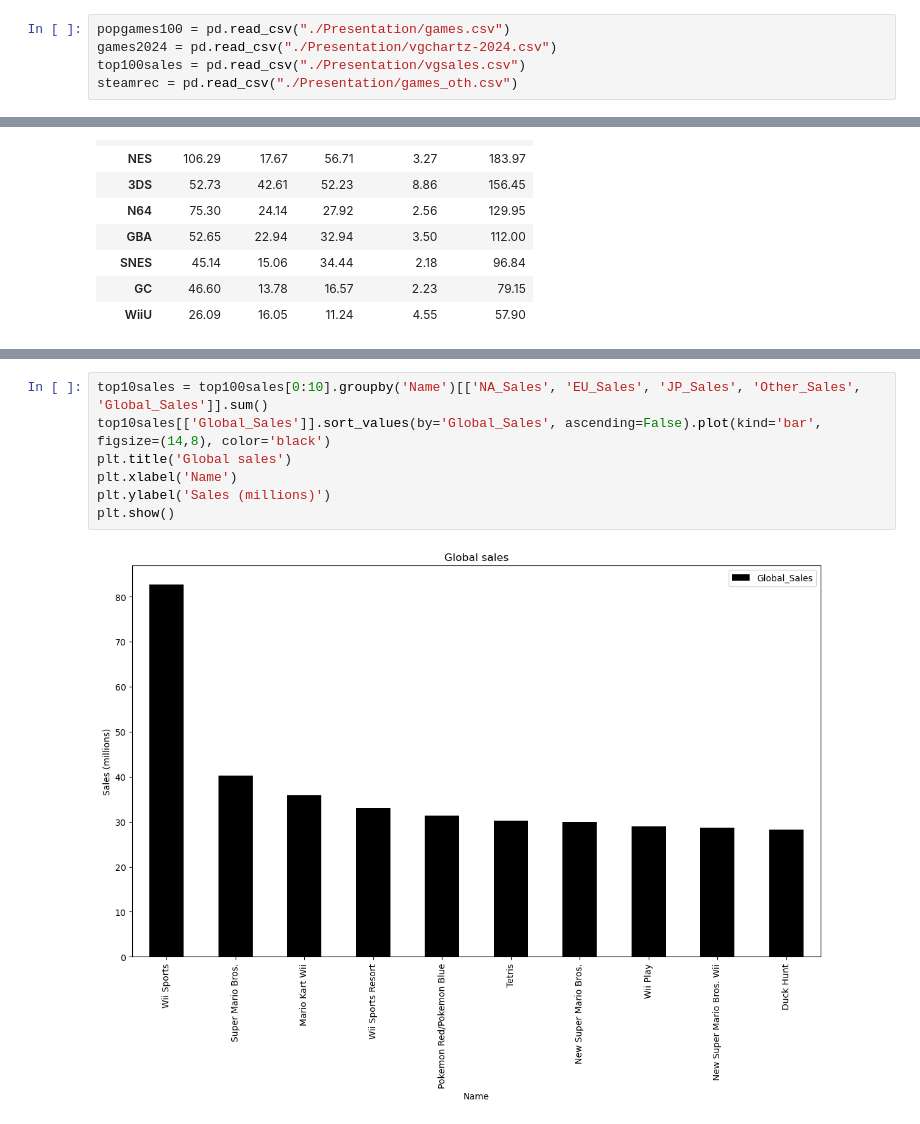
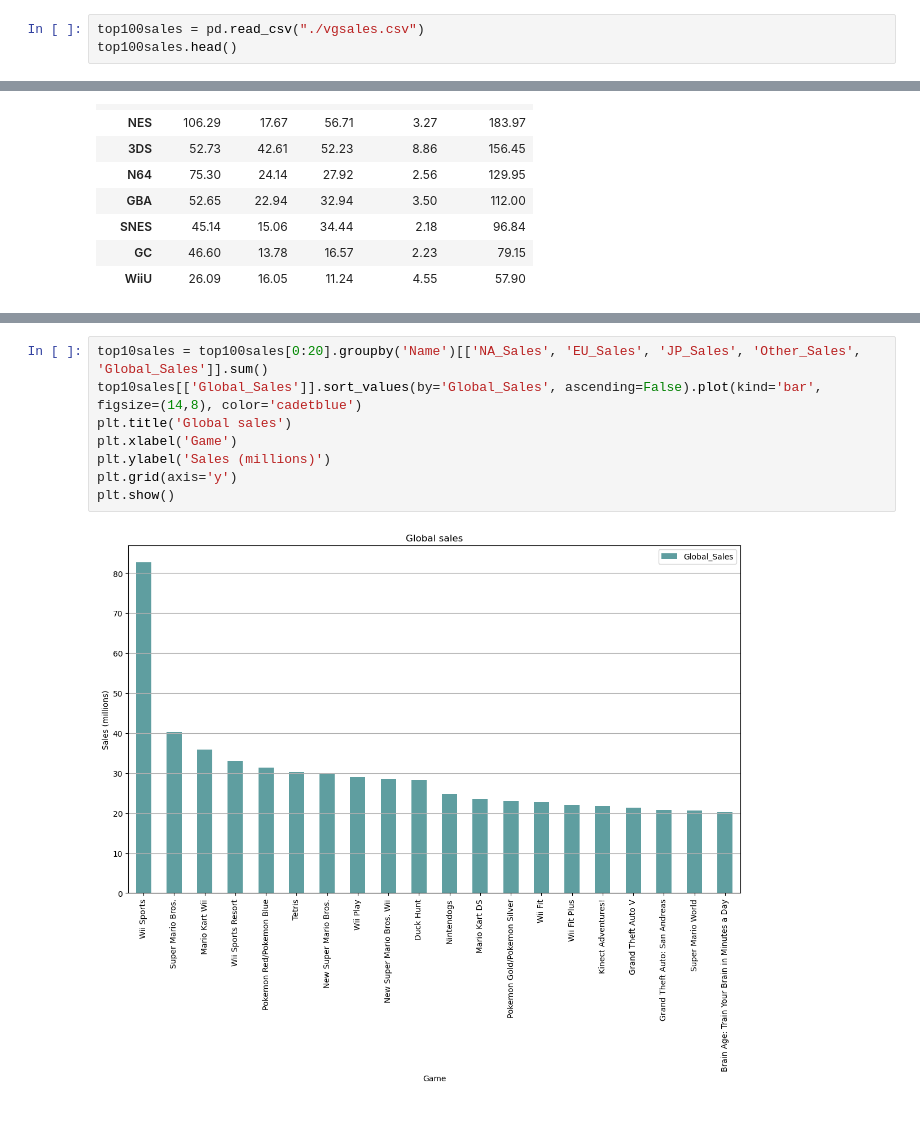
Before and after one commit to Thampi-hub/Springboard_RT, a Jupyter notebook: Videogame_sales.ipynb, the cells around one changed output, grey strips where cells are left out. Cells and saved outputs as stored; diff of their text form.

```diff
--- a/Videogame_sales.ipynb
+++ b/Videogame_sales.ipynb
@@ -6,5 +6,3 @@ import seaborn as sns
 # %%
-popgames100 = pd.read_csv("./Presentation/games.csv")
-games2024 = pd.read_csv("./Presentation/vgchartz-2024.csv")
-top100sales = pd.read_csv("./Presentation/vgsales.csv")
-steamrec = pd.read_csv("./Presentation/games_oth.csv")
+top100sales = pd.read_csv("./vgsales.csv")
+top100sales.head()
@@ -217,9 +147,10 @@ plt.show()
 # %%
-top10sales = top100sales[0:10].groupby('Name')[['NA_Sales', 'EU_Sales', 'JP_Sales', 'Other_Sales', 'Global_Sales']].sum()
-top10sales[['Global_Sales']].sort_values(by='Global_Sales', ascending=False).plot(kind='bar', figsize=(14,8), color='black')
+top10sales = top100sales[0:20].groupby('Name')[['NA_Sales', 'EU_Sales', 'JP_Sales', 'Other_Sales', 'Global_Sales']].sum()
+top10sales[['Global_Sales']].sort_values(by='Global_Sales', ascending=False).plot(kind='bar', figsize=(14,8), color='cadetblue')
 plt.title('Global sales')
-plt.xlabel('Name')
+plt.xlabel('Game')
 plt.ylabel('Sales (millions)')
+plt.grid(axis='y')
 plt.show()
 # %% [output]
-[figure, old version]
+[figure, new version]
```
Also changed, not shown: parts of 26 cells of this notebook.
